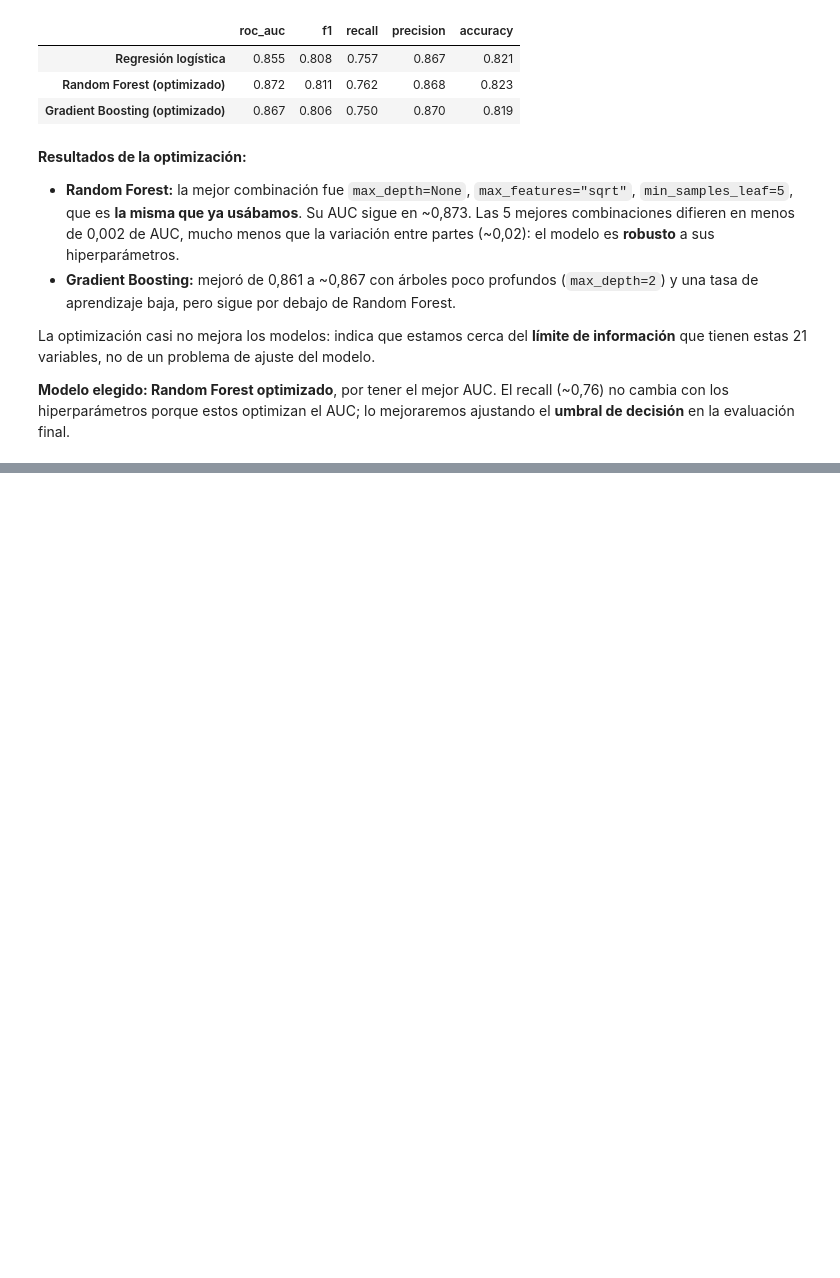
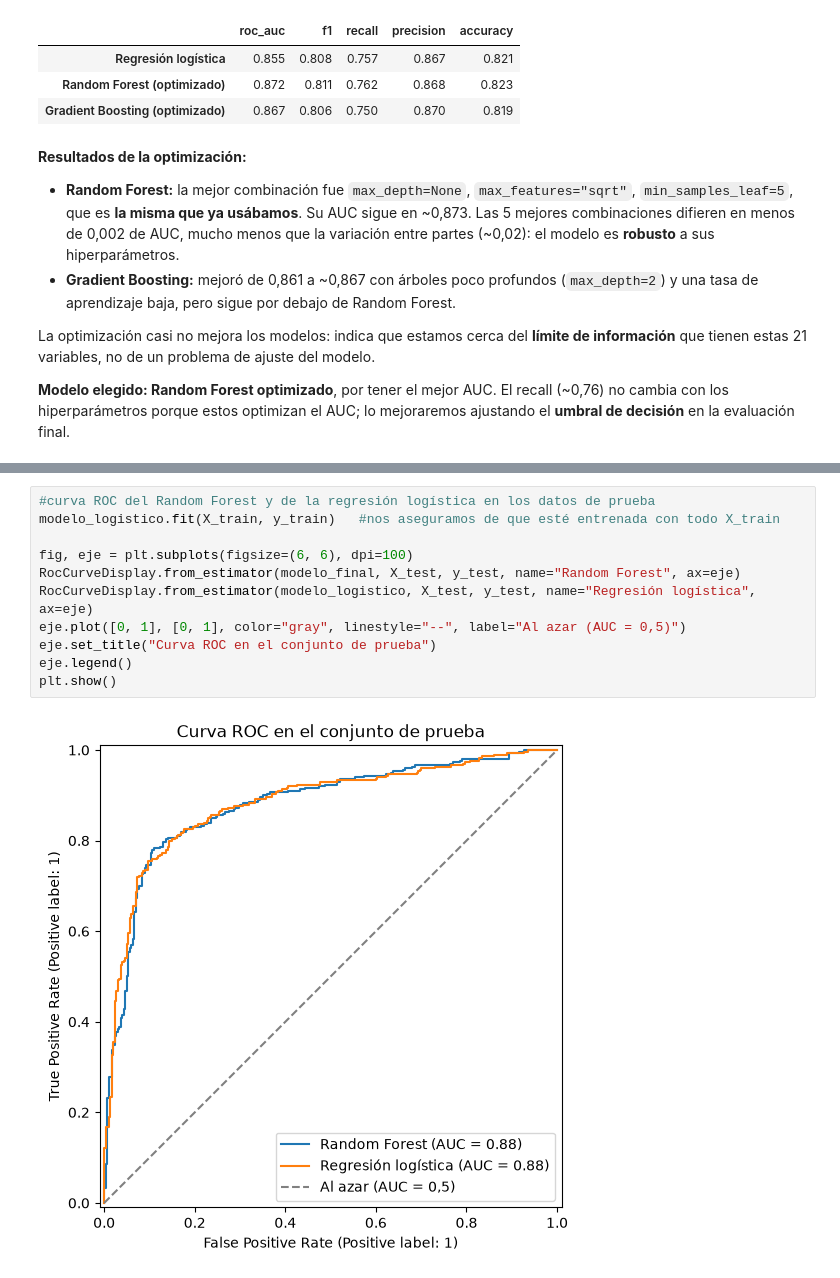
Before and after one commit to lezlynossa-oss/proyecto-integrador-quinto, a Jupyter notebook: MachineLearning/01_modelo_afiliacion_salud.ipynb, the cells around one changed output, grey strips where cells are left out. Saved outputs shown, nothing was run; the diff lists cells and outputs as text; blank space fills up the shorter version.

```diff
--- a/MachineLearning/01_modelo_afiliacion_salud.ipynb
+++ b/MachineLearning/01_modelo_afiliacion_salud.ipynb
@@ -386,0 +481,13 @@ La optimización casi no mejora los modelos: indica que estamos cerca del **lím
+# %%
+#curva ROC del Random Forest y de la regresión logística en los datos de prueba
+modelo_logistico.fit(X_train, y_train)   #nos aseguramos de que esté entrenada con todo X_train
+
+fig, eje = plt.subplots(figsize=(6, 6), dpi=100)
+RocCurveDisplay.from_estimator(modelo_final, X_test, y_test, name="Random Forest", ax=eje)
+RocCurveDisplay.from_estimator(modelo_logistico, X_test, y_test, name="Regresión logística", ax=eje)
+eje.plot([0, 1], [0, 1], color="gray", linestyle="--", label="Al azar (AUC = 0,5)")
+eje.set_title("Curva ROC en el conjunto de prueba")
+eje.legend()
+plt.show()
+# %% [output]
+[figure, added]
```
Also changed, not shown: parts of 8 cells of this notebook.
